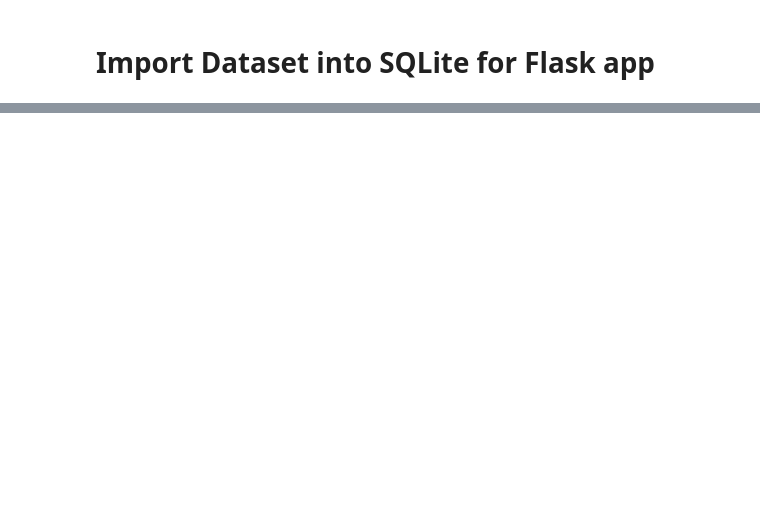
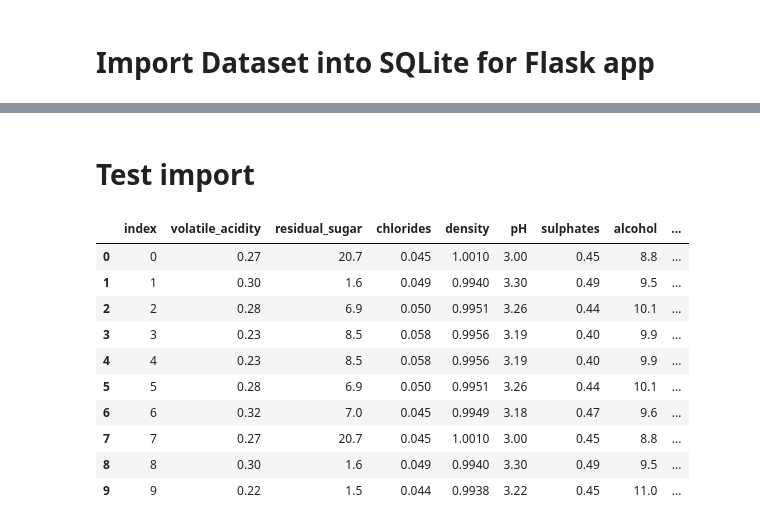
Before and after one commit to daysthroughcode/DABProject3, a Jupyter notebook: 1-Notebooks/cleaning.ipynb, the cells around one changed output, grey strips where cells are left out. Drawn from its saved outputs; the diff is of its cells as text; code cells hidden in the pictures; blank space fills up the shorter version.

```diff
--- a/1-Notebooks/cleaning.ipynb
+++ b/1-Notebooks/cleaning.ipynb
@@ -494,3 +494,25 @@ for row in cur.execute('Select * from wine_quality'):
 #Close Connection to database
 
 conn.close()
+# %% [markdown]
+# Test import
+# %%
+import sqlite3
+import pandas as pd
+conn = sqlite3.connect(r'C:\Users\wvill\Documents\GitHub\DABProject3\Dashboard\resources\wine_quality.db')
+query = 'Select * from wine_quality'
+df2 = pd.read_sql_query(query,conn)
+conn.close()
+df2.head(10)
+# %% [output]
+|  | index | volatile_acidity | residual_sugar | chlorides | density | pH | sulphates | alcohol | ... |
+| 0 | 0 | 0.27 | 20.7 | 0.045 | 1.0010 | 3.00 | 0.45 | 8.8 | ... |
+| 1 | 1 | 0.30 | 1.6 | 0.049 | 0.9940 | 3.30 | 0.49 | 9.5 | ... |
+| 2 | 2 | 0.28 | 6.9 | 0.050 | 0.9951 | 3.26 | 0.44 | 10.1 | ... |
+| 3 | 3 | 0.23 | 8.5 | 0.058 | 0.9956 | 3.19 | 0.40 | 9.9 | ... |
+| 4 | 4 | 0.23 | 8.5 | 0.058 | 0.9956 | 3.19 | 0.40 | 9.9 | ... |
+| 5 | 5 | 0.28 | 6.9 | 0.050 | 0.9951 | 3.26 | 0.44 | 10.1 | ... |
+| 6 | 6 | 0.32 | 7.0 | 0.045 | 0.9949 | 3.18 | 0.47 | 9.6 | ... |
+| 7 | 7 | 0.27 | 20.7 | 0.045 | 1.0010 | 3.00 | 0.45 | 8.8 | ... |
+| 8 | 8 | 0.30 | 1.6 | 0.049 | 0.9940 | 3.30 | 0.49 | 9.5 | ... |
+| 9 | 9 | 0.22 | 1.5 | 0.044 | 0.9938 | 3.22 | 0.45 | 11.0 | ... |
```
Also changed, not shown: parts of 17 cells of this notebook, 3 other files.
